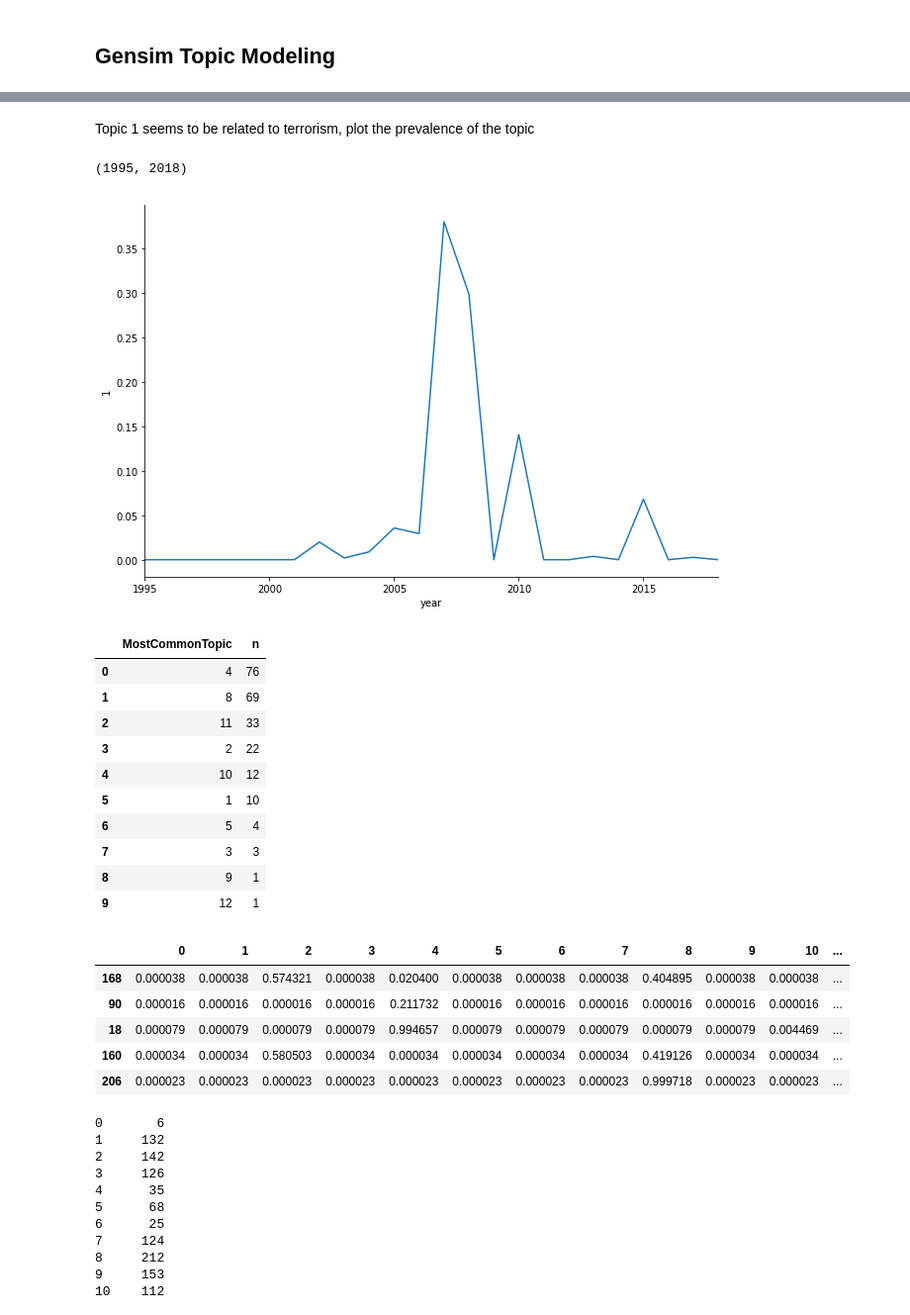
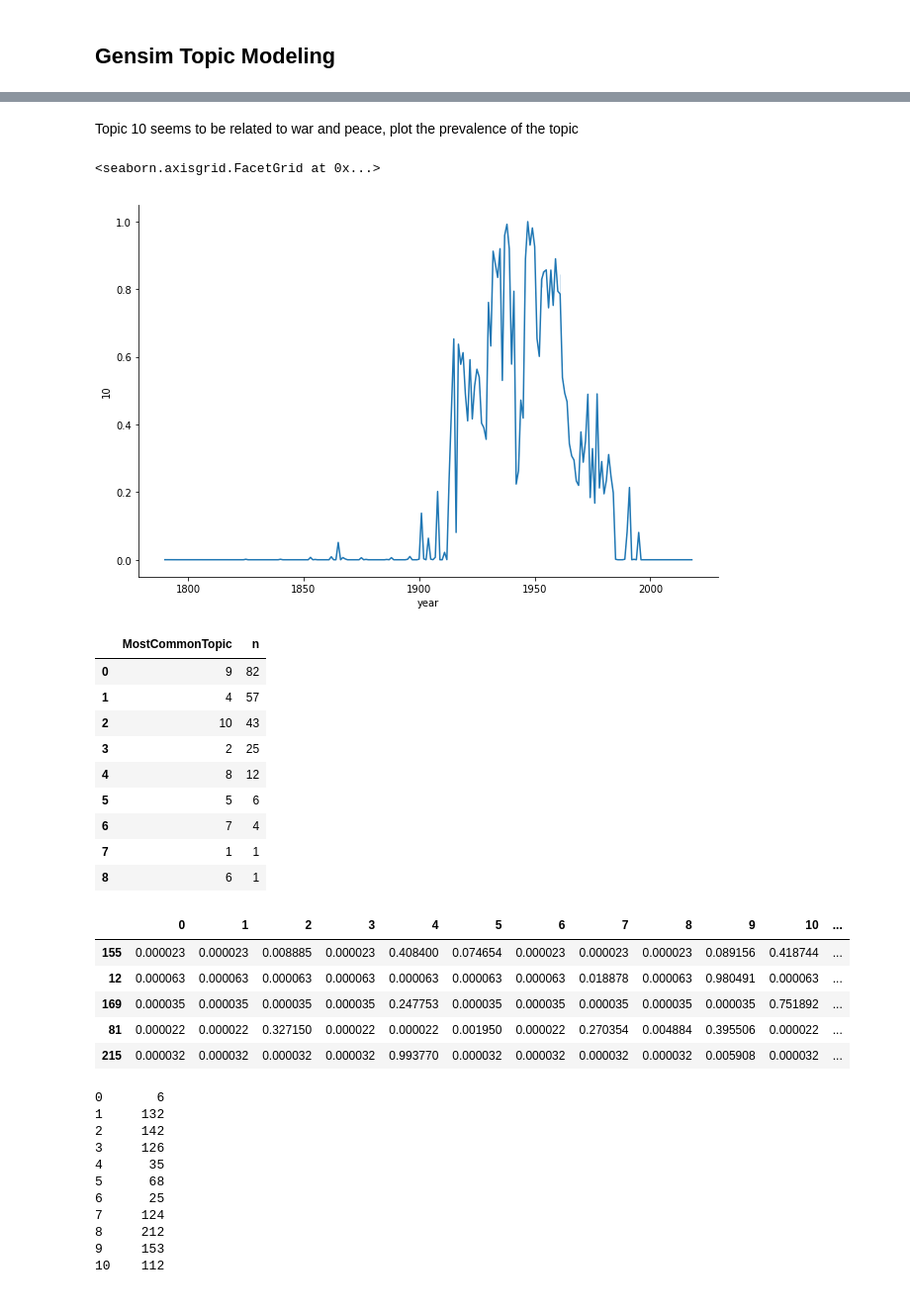
Before and after one commit to jessecambon/Data-Science-Sandbox, a Jupyter notebook: source/state_of_union_v2.ipynb, the cells around one changed output, grey strips where cells are left out. Shown at 99% size. Cells and saved outputs as stored; diff of their text form; code cells hidden in the pictures.

```diff
--- a/source/state_of_union_v2.ipynb
+++ b/source/state_of_union_v2.ipynb
@@ -135,6 +133,7 @@ common_dictionary = Dictionary(tokens)
 gensim_corpus = [common_dictionary.doc2bow(doc) for doc in tokens]
 # %%
 start = time.time()
-gensimLDA = gensim.models.ldamodel.LdaModel(gensim_corpus,num_topics=8,id2word=common_dictionary,passes=20)
+gensimLDA = gensim.models.ldamodel.LdaModel(gensim_corpus,num_topics=12,
+        random_state=42, id2word=common_dictionary,passes=10)
 print('Gensim LDA training time: ' + str(time.time()-start))
 # %% [output]
@@ -163,38 +166,37 @@ topic 7: state united government great congress year power nation war country pu
 doc_top_proportions = [ gensimLDA.get_document_topics(doc,minimum_probability=0) for doc in gensim_corpus ]
 doc_top_probs = pd.DataFrame([[prob for (topic, prob) in prob_tuple] for prob_tuple in doc_top_proportions])
 doc_top_probs['MostCommonTopic'] = doc_top_probs.idxmax(axis=1)
-doc_top_probs['year'] = speeches_pd['year']
+doc_top_probs[['year','president']] = speeches_pd[['year','president']]
 # %% [markdown]
-Topic 1 seems to be related to terrorism, plot the prevalence of the topic
+Topic 10 seems to be related to war and peace, plot the prevalence of the topic
 # %%
-sns.relplot(x="year",y=1, data=doc_top_probs,kind="line",height=6,aspect=1.5)
-plt.xlim(1995,2018)
+sns.relplot(x="year",y=10, data=doc_top_probs,kind="line",height=6,aspect=1.5)
+#plt.xlim(1995,2018)
 # %% [output]
-(1995, 2018)
+<seaborn.axisgrid.FacetGrid at 0x...>
-[figure, old version]
+[figure, new version]
 # %%
 tidy_count(doc_top_probs,'MostCommonTopic')
 # %% [output]
 |  | MostCommonTopic | n |
-| 0 | 4 | 76 |
-| 1 | 8 | 69 |
-| 2 | 11 | 33 |
-| 3 | 2 | 22 |
-| 4 | 10 | 12 |
-| 5 | 1 | 10 |
-| 6 | 5 | 4 |
-| 7 | 3 | 3 |
-| 8 | 9 | 1 |
-| 9 | 12 | 1 |
+| 0 | 9 | 82 |
+| 1 | 4 | 57 |
+| 2 | 10 | 43 |
+| 3 | 2 | 25 |
+| 4 | 8 | 12 |
+| 5 | 5 | 6 |
+| 6 | 7 | 4 |
+| 7 | 1 | 1 |
+| 8 | 6 | 1 |
 # %%
 doc_top_probs.sample(5)
 # %% [output]
 |  | 0 | 1 | 2 | 3 | 4 | 5 | 6 | 7 | 8 | 9 | 10 | ... |
-| 168 | 0.000038 | 0.000038 | 0.574321 | 0.000038 | 0.020400 | 0.000038 | 0.000038 | 0.000038 | 0.404895 | 0.000038 | 0.000038 | ... |
-| 90 | 0.000016 | 0.000016 | 0.000016 | 0.000016 | 0.211732 | 0.000016 | 0.000016 | 0.000016 | 0.000016 | 0.000016 | 0.000016 | ... |
-| 18 | 0.000079 | 0.000079 | 0.000079 | 0.000079 | 0.994657 | 0.000079 | 0.000079 | 0.000079 | 0.000079 | 0.000079 | 0.004469 | ... |
-| 160 | 0.000034 | 0.000034 | 0.580503 | 0.000034 | 0.000034 | 0.000034 | 0.000034 | 0.000034 | 0.419126 | 0.000034 | 0.000034 | ... |
-| 206 | 0.000023 | 0.000023 | 0.000023 | 0.000023 | 0.000023 | 0.000023 | 0.000023 | 0.000023 | 0.999718 | 0.000023 | 0.000023 | ... |
+| 155 | 0.000023 | 0.000023 | 0.008885 | 0.000023 | 0.408400 | 0.074654 | 0.000023 | 0.000023 | 0.000023 | 0.089156 | 0.418744 | ... |
+| 12 | 0.000063 | 0.000063 | 0.000063 | 0.000063 | 0.000063 | 0.000063 | 0.000063 | 0.018878 | 0.000063 | 0.980491 | 0.000063 | ... |
+| 169 | 0.000035 | 0.000035 | 0.000035 | 0.000035 | 0.247753 | 0.000035 | 0.000035 | 0.000035 | 0.000035 | 0.000035 | 0.751892 | ... |
+| 81 | 0.000022 | 0.000022 | 0.327150 | 0.000022 | 0.000022 | 0.001950 | 0.000022 | 0.270354 | 0.004884 | 0.395506 | 0.000022 | ... |
+| 215 | 0.000032 | 0.000032 | 0.000032 | 0.000032 | 0.993770 | 0.000032 | 0.000032 | 0.000032 | 0.000032 | 0.005908 | 0.000032 | ... |
 # %%
 doc_top_probs.drop('MostCommonTopic',axis=1).idxmax(axis=0)
 # %% [output]
```
Also changed, not shown: parts of 25 cells of this notebook.
